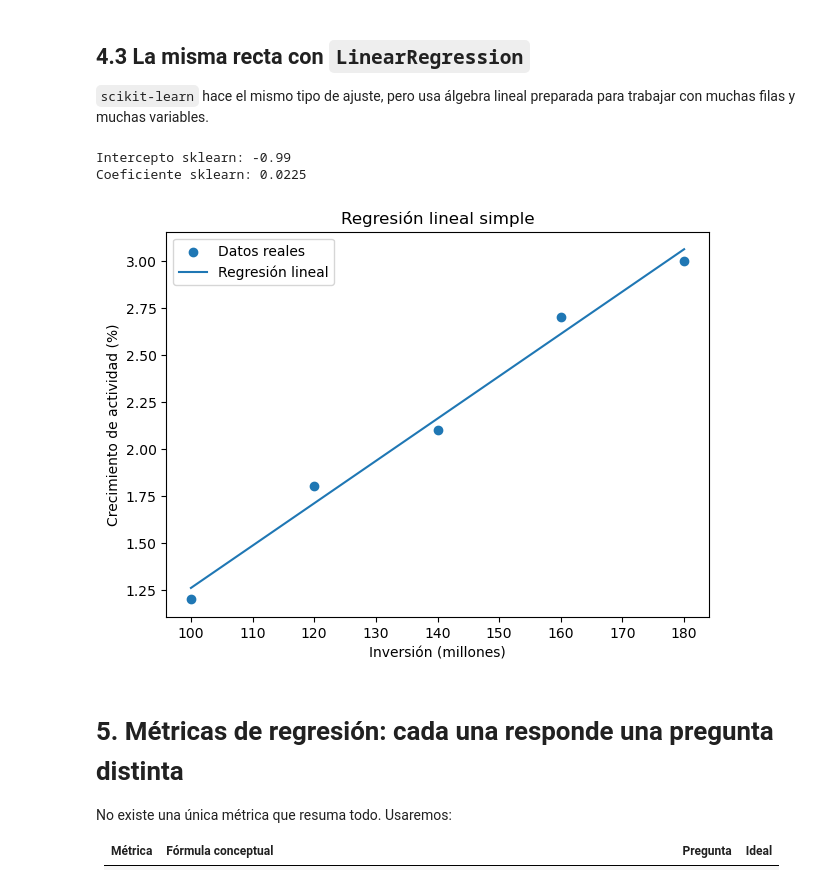
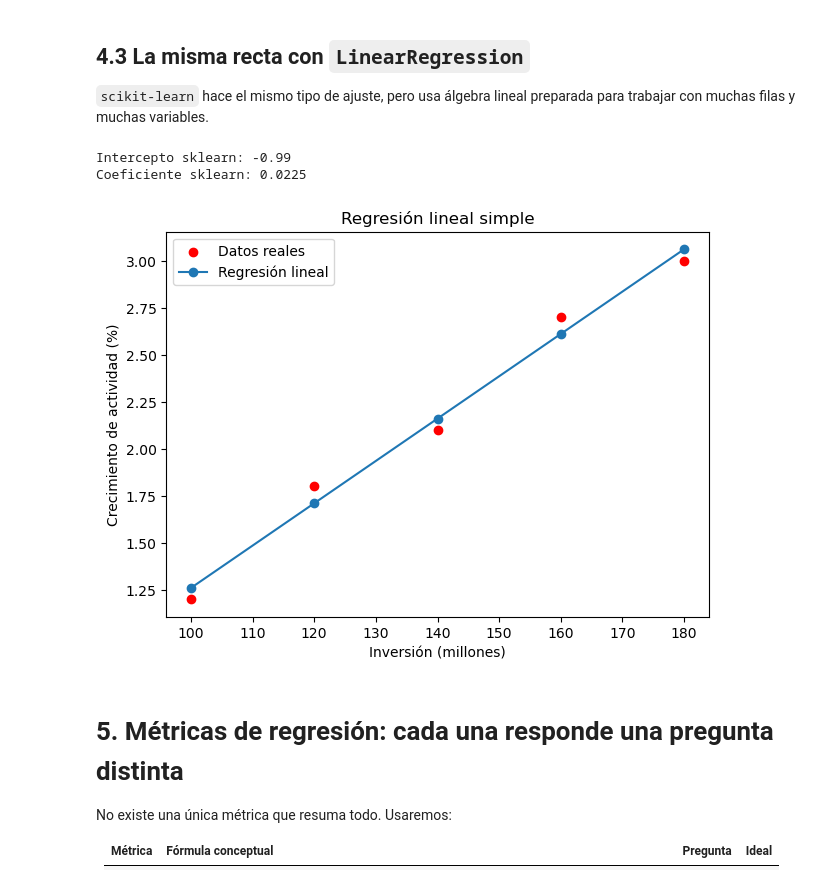
Before and after one commit to jonarosero/modulo-3-machine-learning-aplicado, a Jupyter notebook: notebooks/01_Dia1_Datos_y_Regresion.ipynb, the cells around one changed output. Drawn from its saved outputs; the diff is of its cells as text; code cells hidden in the pictures.

```diff
--- a/notebooks/01_Dia1_Datos_y_Regresion.ipynb
+++ b/notebooks/01_Dia1_Datos_y_Regresion.ipynb
@@ -1713,35 +1714,37 @@ modelo_manual.fit(X_manual, y_manual)
 print('Intercepto sklearn:', round(modelo_manual.intercept_, 5))
 print('Coeficiente sklearn:', round(modelo_manual.coef_[0], 5))
 
 # Calculamos las predicciones para los mismos valores de inversión.
 y_pred_manual = modelo_manual.predict(X_manual)
 
 # Dibujamos los datos reales.
 plt.figure(figsize=(7, 5))
 
 plt.scatter(
     X_manual['inversion_mill'],
     y_manual,
+    color="red",
     label='Datos reales'
 )
 
 # Dibujamos la recta aprendida por el modelo.
 plt.plot(
     X_manual['inversion_mill'],
     y_pred_manual,
-    label='Regresión lineal'
+    label='Regresión lineal',
+    marker='o'
 )
 
 plt.xlabel('Inversión (millones)')
 plt.ylabel('Crecimiento de actividad (%)')
 plt.title('Regresión lineal simple')
 
 plt.legend()
 plt.show()
 # %% [output]
 Intercepto sklearn: -0.99
 Coeficiente sklearn: 0.0225
-[figure, old version]
+[figure, new version]
 # %% [markdown]
 # 5. Métricas de regresión: cada una responde una pregunta distinta
 
```
Also changed, not shown: parts of 28 cells of this notebook, 22 other files.
